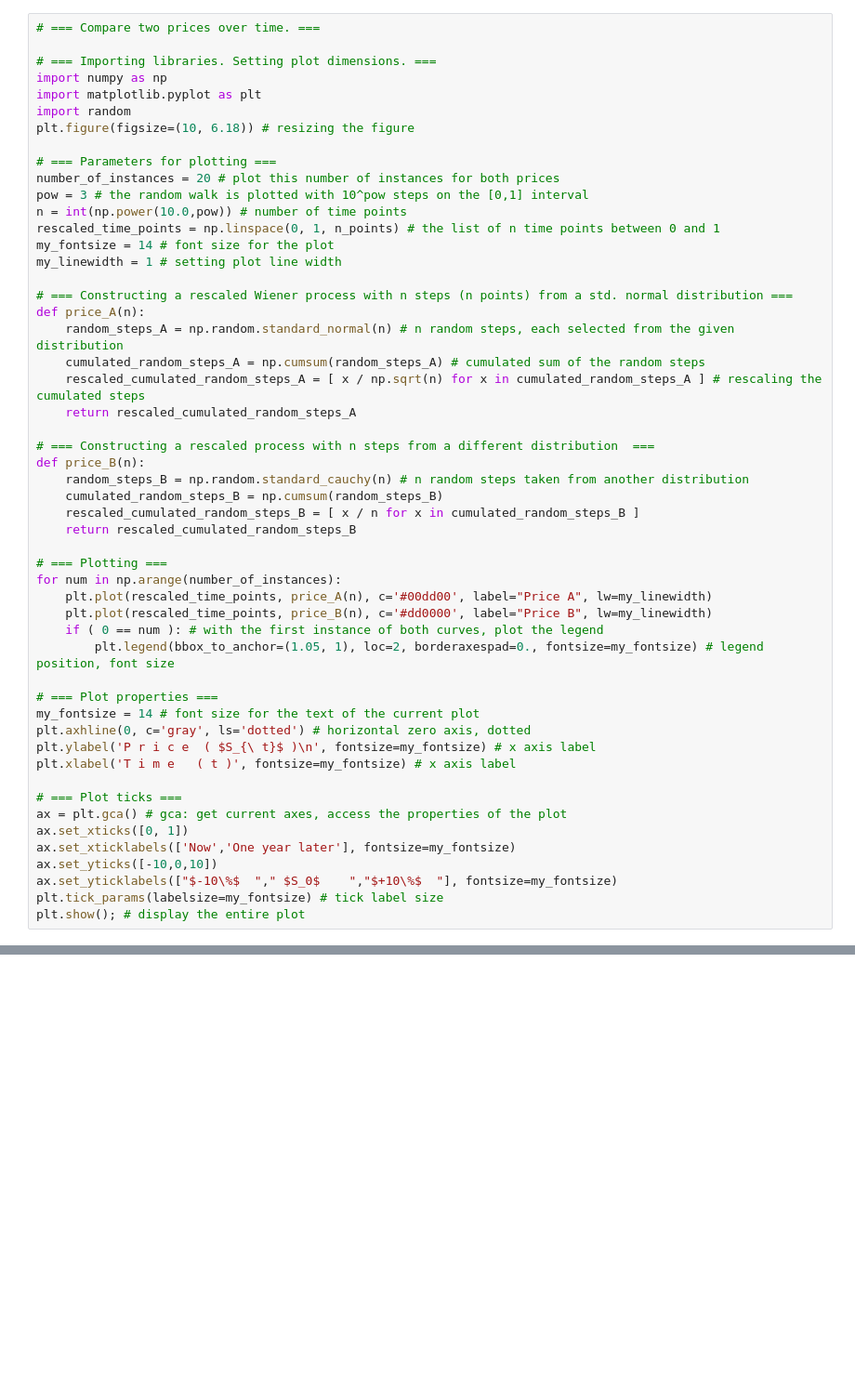
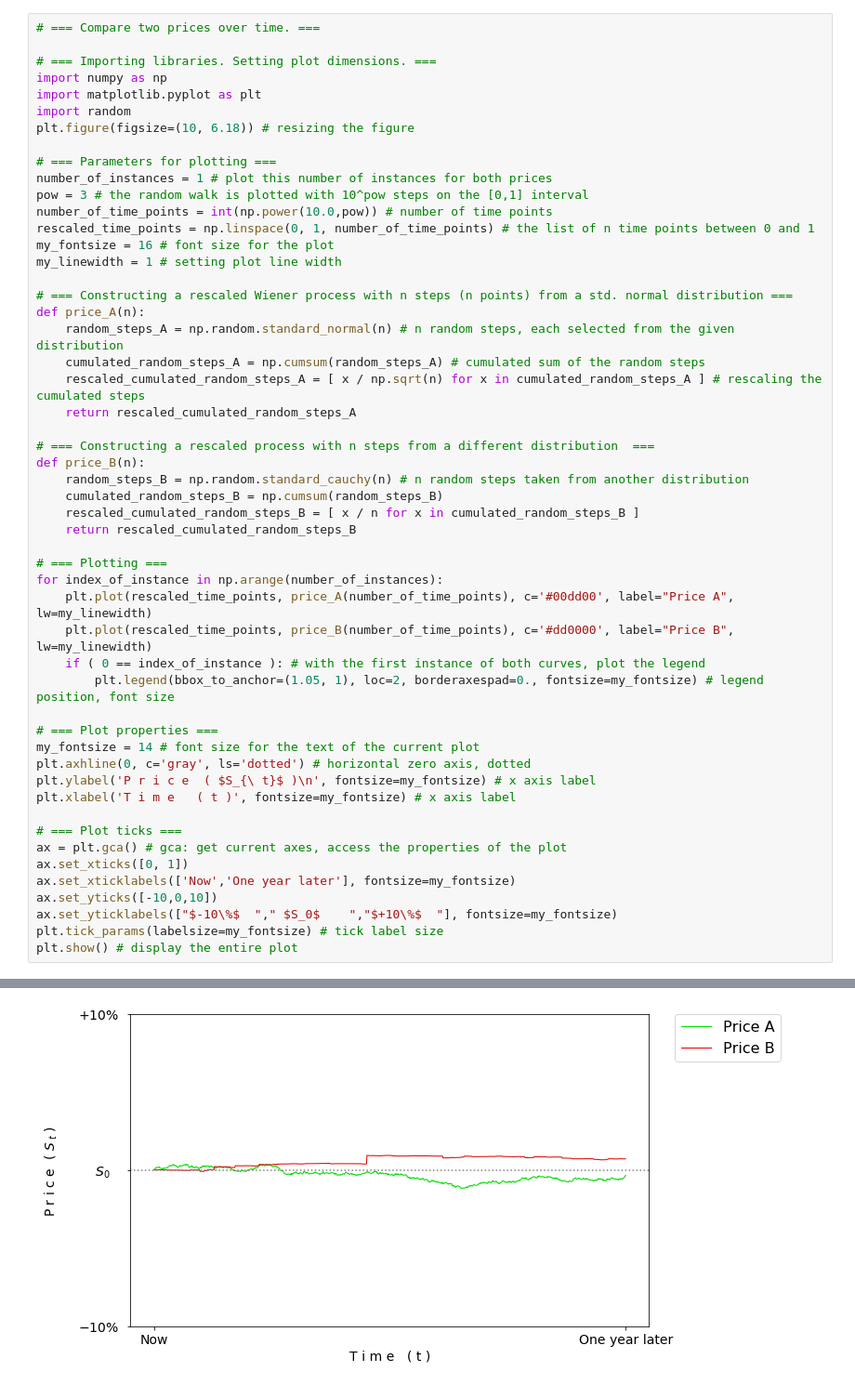
Before and after one commit to siaen/python_finance_course, a Jupyter notebook: notebooks/4 - Products and Greeks.ipynb, the cells around one changed output, grey strips where cells are left out. Shown at 93% size. Cells and saved outputs as stored; diff of their text form; blank space fills up the shorter version.

```diff
--- a/notebooks/4 - Products and Greeks.ipynb
+++ b/notebooks/4 - Products and Greeks.ipynb
@@ -33,11 +31,11 @@ import random
 plt.figure(figsize=(10, 6.18)) # resizing the figure
 
 # === Parameters for plotting ===
-number_of_instances = 20 # plot this number of instances for both prices
+number_of_instances = 1 # plot this number of instances for both prices
 pow = 3 # the random walk is plotted with 10^pow steps on the [0,1] interval
-n = int(np.power(10.0,pow)) # number of time points
-rescaled_time_points = np.linspace(0, 1, n_points) # the list of n time points between 0 and 1
-my_fontsize = 14 # font size for the plot
+number_of_time_points = int(np.power(10.0,pow)) # number of time points
+rescaled_time_points = np.linspace(0, 1, number_of_time_points) # the list of n time points between 0 and 1
+my_fontsize = 16 # font size for the plot
 my_linewidth = 1 # setting plot line width
 
 # === Constructing a rescaled Wiener process with n steps (n points) from a std. normal distribution ===
@@ -55,10 +53,10 @@ def price_B(n):
     return rescaled_cumulated_random_steps_B
 
 # === Plotting ===
-for num in np.arange(number_of_instances):
-    plt.plot(rescaled_time_points, price_A(n), c='#00dd00', label="Price A", lw=my_linewidth)
-    plt.plot(rescaled_time_points, price_B(n), c='#dd0000', label="Price B", lw=my_linewidth)
-    if ( 0 == num ): # with the first instance of both curves, plot the legend
+for index_of_instance in np.arange(number_of_instances):
+    plt.plot(rescaled_time_points, price_A(number_of_time_points), c='#00dd00', label="Price A", lw=my_linewidth)
+    plt.plot(rescaled_time_points, price_B(number_of_time_points), c='#dd0000', label="Price B", lw=my_linewidth)
+    if ( 0 == index_of_instance ): # with the first instance of both curves, plot the legend
         plt.legend(bbox_to_anchor=(1.05, 1), loc=2, borderaxespad=0., fontsize=my_fontsize) # legend position, font size
 
 # === Plot properties ===
@@ -74,5 +72,5 @@ ax.set_xticklabels(['Now','One year later'], fontsize=my_fontsize)
 ax.set_yticks([-10,0,10])
 ax.set_yticklabels(["$-10\%$  "," $S_0$    ","$+10\%$  "], fontsize=my_fontsize)
 plt.tick_params(labelsize=my_fontsize) # tick label size
-plt.show(); # display the entire plot
+plt.show() # display the entire plot
 # %% [output]
@@ -79,0 +77 @@ NameError: name 'n_points' is not defined
+[figure, added]
```
Also changed, not shown: parts of 10 cells of this notebook, 2 other files.
